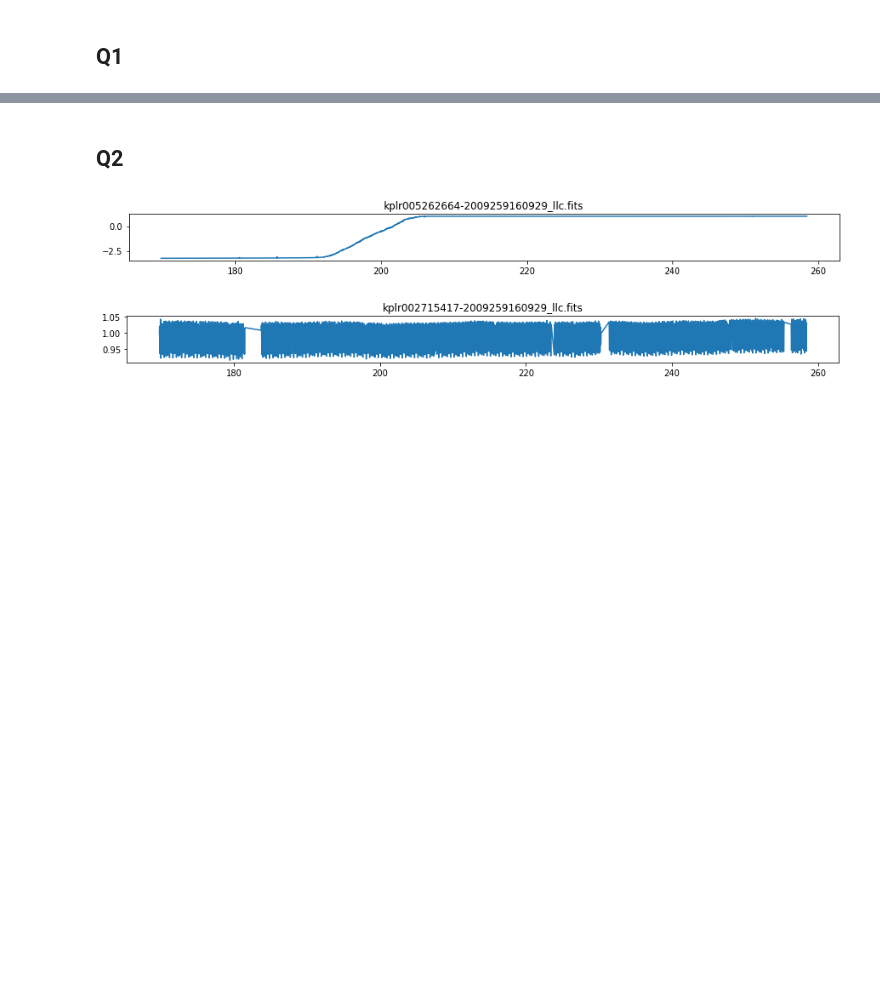
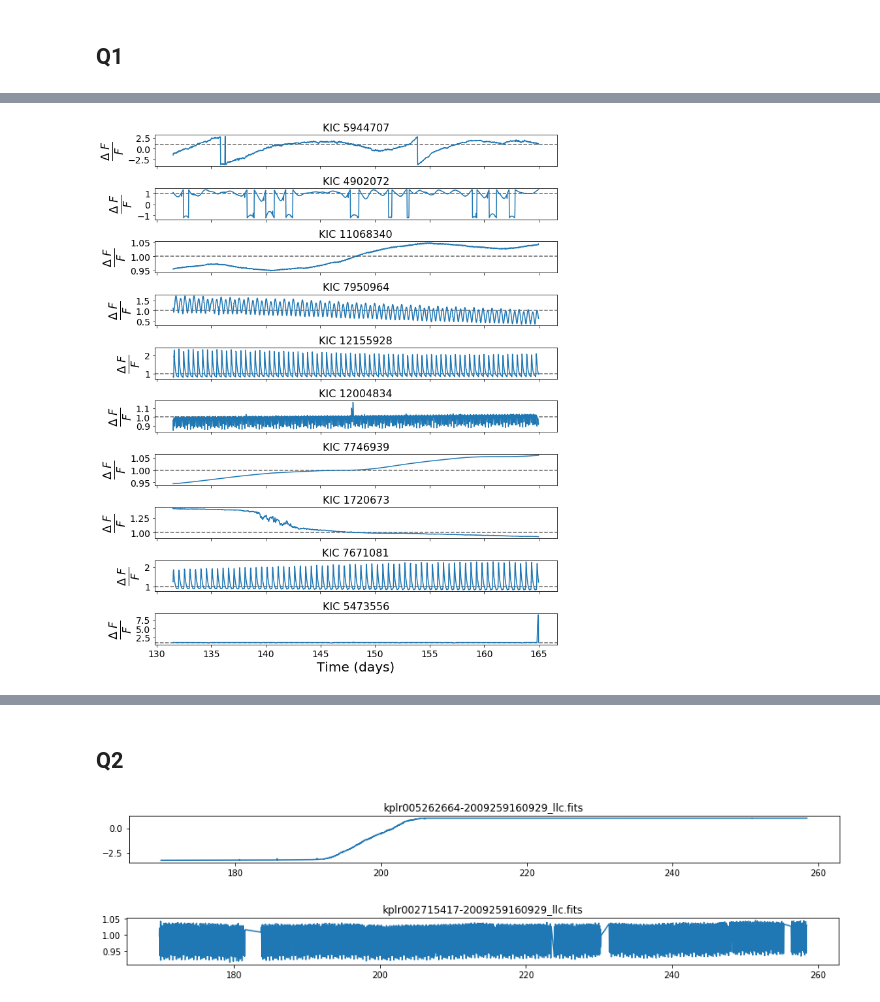
Before and after one commit to d-giles/lcfeatures, a Jupyter notebook: Top_Outlier_Plots.ipynb, the cells around one changed output, grey strips where cells are left out. Saved outputs shown, nothing was run; the diff lists cells and outputs as text; code cells hidden in the pictures; blank space fills up the shorter version.

```diff
--- a/Top_Outlier_Plots.ipynb
+++ b/Top_Outlier_Plots.ipynb
@@ -22,7 +22,17 @@ Q_dict = dict()
 for i in range(1,18): # importing quarters 1 to 17, storing all in a dictionary for easier recall
     with open(output_path+'Q{}.coo'.format(i),'rb') as file:
         Q_dict['Q{}'.format(i)]=pickle.load(file)
+# %%
+# A lot of scores are produced for Q1 alone to alter scoring parameters.
+# These scores are saved in a seperate dataframe.
+# This call loads those scores.
+# The call below saves any added scores.
+with open(output_path+'Q1_extra_scores','rb') as f:
+    Q1_scores = pickle.load(f)
 # %%
 top_n=10 # how many of the top outliers to look at
 # %%
 import matplotlib.gridspec as gridspec
+# %%
+tabby_sampler = qt.make_sampler()
+q1tabby = tabby_sampler(Q1_scores)
@@ -28,0 +43,5 @@ import matplotlib.gridspec as gridspec
+# %%
+keplerObs = Observations.query_criteria(target_name=['kplr008462852'],obs_collection='Kepler')
+keplerProds = Observations.get_product_list(keplerObs)
+yourProd = Observations.filter_products(keplerProds,extension=[q1tabby.index[0]])
+manifest = Observations.download_products(yourProd)
@@ -88,0 +112,3 @@ INFO: Found cached file ./mastDownload/Kepler/kplr012004834_lc_Q0111111101110111
+# %%
+plot_top_n(Q1_scores,sortby='ft_sub')
+# %% [output]
@@ -89,3 +125,4 @@ INFO: Found cached file ./mastDownload/Kepler/kplr012004834_lc_Q0111111101110111
+[figure, added]
 # %%
 def plot_top_outs(Q_dict,sortby='sAverage'):
     """
```
Also changed, not shown: parts of 5 cells of this notebook, 3 other files.
